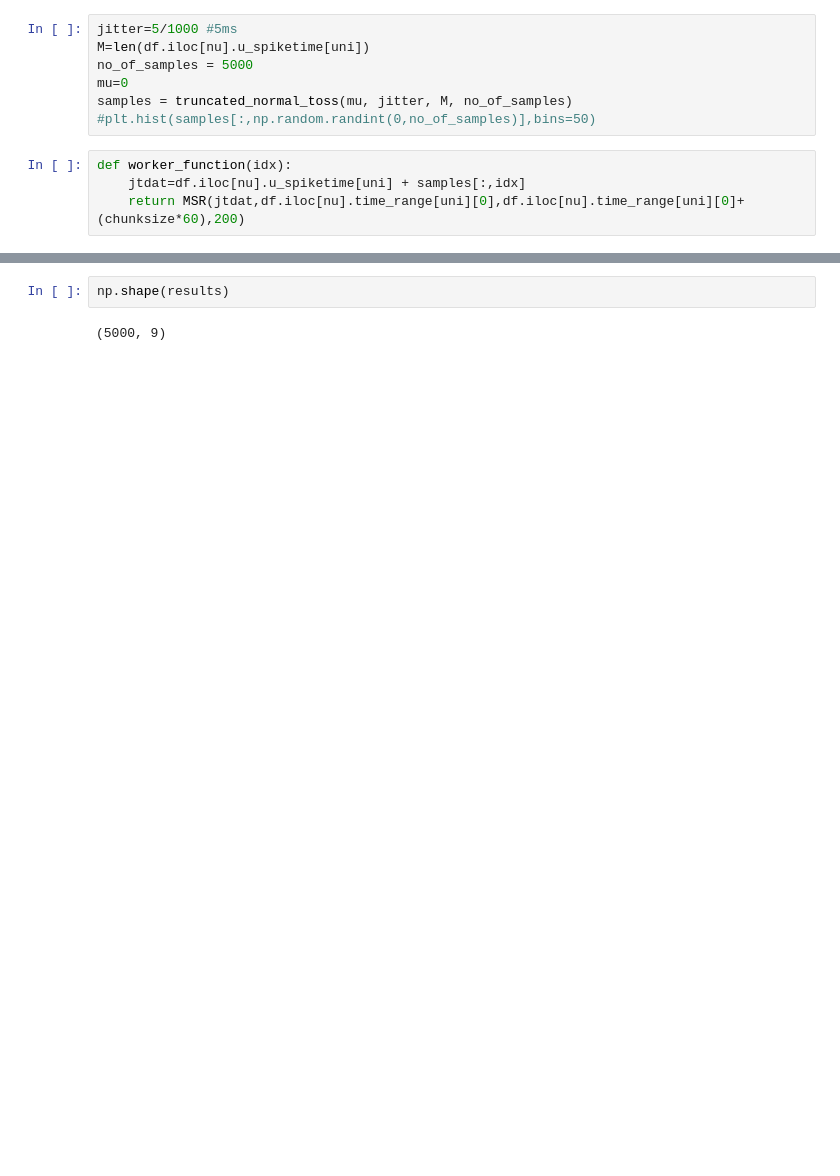
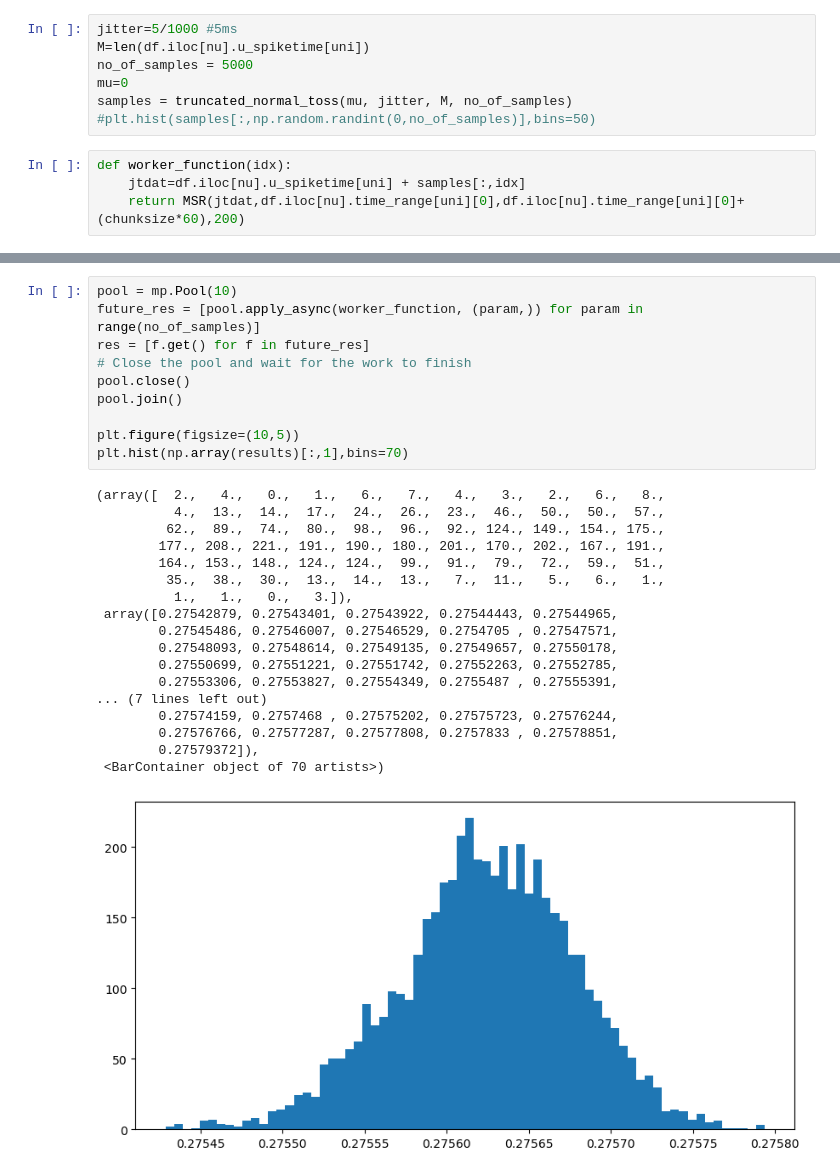
Before and after one commit to amisapta15/ResolutionRelevance, a Jupyter notebook: data_jitter/test_jitter.ipynb, the cells around one changed output, grey strips where cells are left out. Saved outputs shown, nothing was run; the diff lists cells and outputs as text; blank space fills up the shorter version.

```diff
--- a/data_jitter/test_jitter.ipynb
+++ b/data_jitter/test_jitter.ipynb
@@ -99,4 +215,29 @@ with mp.Pool(4) as pool:
-# %%
-np.shape(results)
-# %% [output]
-(5000, 9)
+# %%
+pool = mp.Pool(10)
+future_res = [pool.apply_async(worker_function, (param,)) for param in range(no_of_samples)]
+res = [f.get() for f in future_res]
+# Close the pool and wait for the work to finish
+pool.close()
+pool.join()
+
+plt.figure(figsize=(10,5))
+plt.hist(np.array(results)[:,1],bins=70)
+# %% [output]
+(array([  2.,   4.,   0.,   1.,   6.,   7.,   4.,   3.,   2.,   6.,   8.,
+          4.,  13.,  14.,  17.,  24.,  26.,  23.,  46.,  50.,  50.,  57.,
+         62.,  89.,  74.,  80.,  98.,  96.,  92., 124., 149., 154., 175.,
+        177., 208., 221., 191., 190., 180., 201., 170., 202., 167., 191.,
+        164., 153., 148., 124., 124.,  99.,  91.,  79.,  72.,  59.,  51.,
+         35.,  38.,  30.,  13.,  14.,  13.,   7.,  11.,   5.,   6.,   1.,
+          1.,   1.,   0.,   3.]),
+ array([0.27542879, 0.27543401, 0.27543922, 0.27544443, 0.27544965,
+        0.27545486, 0.27546007, 0.27546529, 0.2754705 , 0.27547571,
+        0.27548093, 0.27548614, 0.27549135, 0.27549657, 0.27550178,
+        0.27550699, 0.27551221, 0.27551742, 0.27552263, 0.27552785,
+        0.27553306, 0.27553827, 0.27554349, 0.2755487 , 0.27555391,
+... (7 lines left out)
+        0.27574159, 0.2757468 , 0.27575202, 0.27575723, 0.27576244,
+        0.27576766, 0.27577287, 0.27577808, 0.2757833 , 0.27578851,
+        0.27579372]),
+ <BarContainer object of 70 artists>)
+[figure, added]
```
Also changed, not shown: parts of 12 cells of this notebook, 1 other file.
